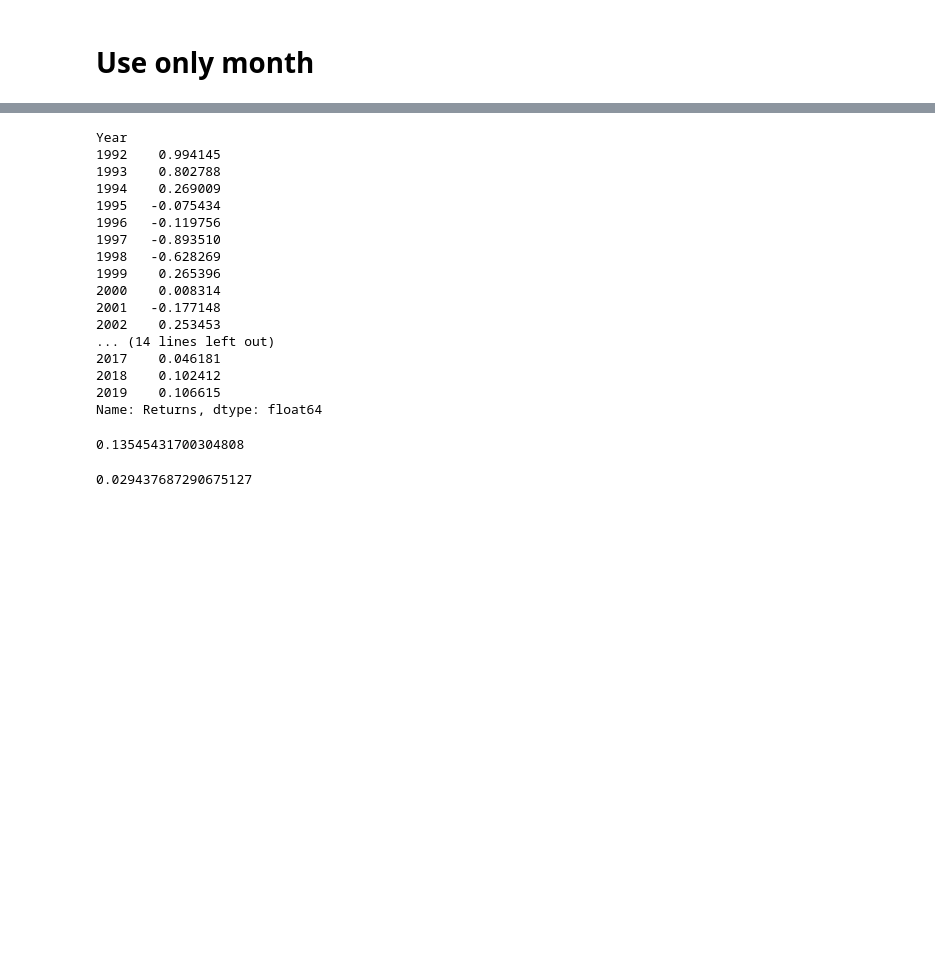
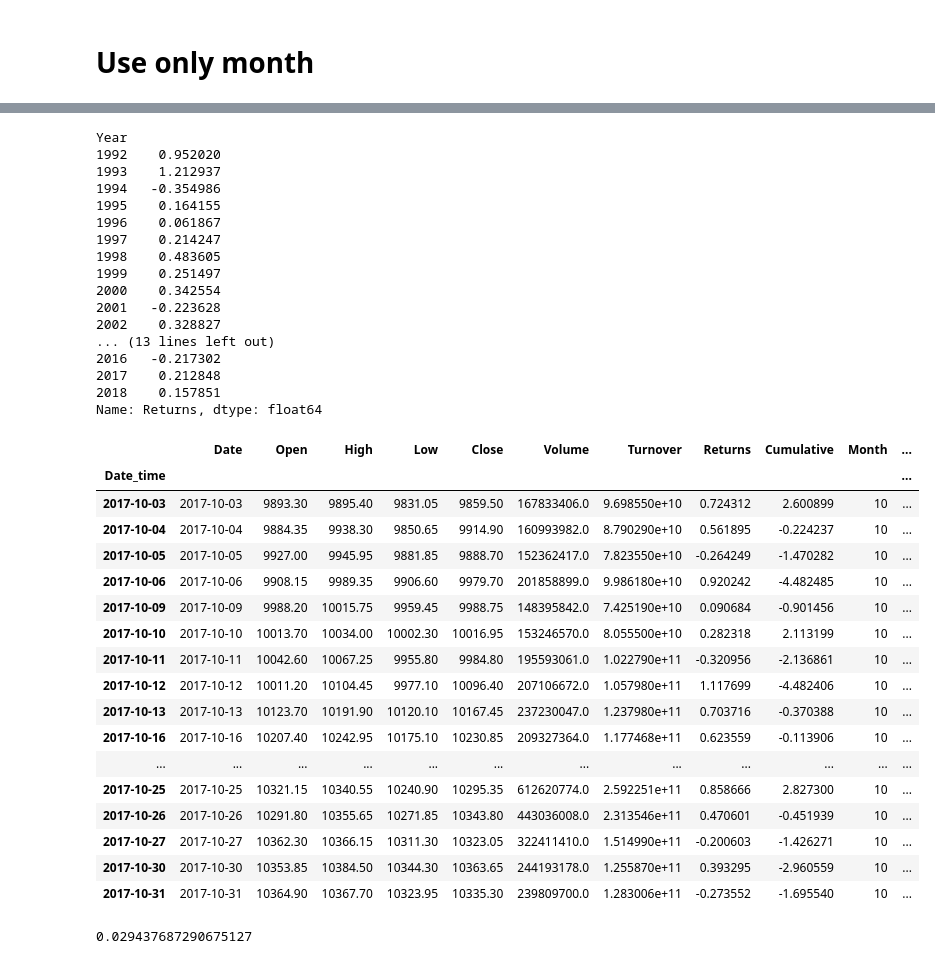
Before and after one commit to SunilKaushik02/Stock_analysis, a Jupyter notebook: Analysis election.ipynb, the cells around one changed output, grey strips where cells are left out. Saved outputs shown, nothing was run; the diff lists cells and outputs as text; code cells hidden in the pictures; blank space fills up the shorter version.

```diff
--- a/Analysis election.ipynb
+++ b/Analysis election.ipynb
@@ -333,29 +327,46 @@ nifty_month.groupby(['Month','Year'],axis=0)['Returns'].mean().unstack().hvplot(
 # %% [output]
 [interactive output not drawn]
 # %%
-nifty_month.groupby(['Month','Year'],axis=0)['Returns'].median()['08']
+nifty_month.groupby(['Month','Year'],axis=0)['Returns'].median()['12']
 # %% [output]
 Year
-1992    0.994145
-1993    0.802788
-1994    0.269009
-1995   -0.075434
-1996   -0.119756
-1997   -0.893510
-1998   -0.628269
-1999    0.265396
-2000    0.008314
-2001   -0.177148
-2002    0.253453
-... (14 lines left out)
-2017    0.046181
-2018    0.102412
-2019    0.106615
+1992    0.952020
+1993    1.212937
+1994   -0.354986
+1995    0.164155
+1996    0.061867
+1997    0.214247
+1998    0.483605
+1999    0.251497
+2000    0.342554
+2001   -0.223628
+2002    0.328827
+... (13 lines left out)
+2016   -0.217302
+2017    0.212848
+2018    0.157851
 Name: Returns, dtype: float64
 # %%
-nifty_month[(nifty_month.Month=="08")&(nifty_month.Year=="2018")]
+nifty_month[(nifty_month.Month=="10")&(nifty_month.Year=="2017")]
 # %% [output]
-0.13545431700304808
+|  | Date | Open | High | Low | Close | Volume | Turnover | Returns | Cumulative | Month | ... |
+| Date_time |  |  |  |  |  |  |  |  |  |  | ... |
+| 2017-10-03 | 2017-10-03 | 9893.30 | 9895.40 | 9831.05 | 9859.50 | 167833406.0 | 9.698550e+10 | 0.724312 | 2.600899 | 10 | ... |
+| 2017-10-04 | 2017-10-04 | 9884.35 | 9938.30 | 9850.65 | 9914.90 | 160993982.0 | 8.790290e+10 | 0.561895 | -0.224237 | 10 | ... |
+| 2017-10-05 | 2017-10-05 | 9927.00 | 9945.95 | 9881.85 | 9888.70 | 152362417.0 | 7.823550e+10 | -0.264249 | -1.470282 | 10 | ... |
+| 2017-10-06 | 2017-10-06 | 9908.15 | 9989.35 | 9906.60 | 9979.70 | 201858899.0 | 9.986180e+10 | 0.920242 | -4.482485 | 10 | ... |
+| 2017-10-09 | 2017-10-09 | 9988.20 | 10015.75 | 9959.45 | 9988.75 | 148395842.0 | 7.425190e+10 | 0.090684 | -0.901456 | 10 | ... |
+| 2017-10-10 | 2017-10-10 | 10013.70 | 10034.00 | 10002.30 | 10016.95 | 153246570.0 | 8.055500e+10 | 0.282318 | 2.113199 | 10 | ... |
+| 2017-10-11 | 2017-10-11 | 10042.60 | 10067.25 | 9955.80 | 9984.80 | 195593061.0 | 1.022790e+11 | -0.320956 | -2.136861 | 10 | ... |
+| 2017-10-12 | 2017-10-12 | 10011.20 | 10104.45 | 9977.10 | 10096.40 | 207106672.0 | 1.057980e+11 | 1.117699 | -4.482406 | 10 | ... |
+| 2017-10-13 | 2017-10-13 | 10123.70 | 10191.90 | 10120.10 | 10167.45 | 237230047.0 | 1.237980e+11 | 0.703716 | -0.370388 | 10 | ... |
+| 2017-10-16 | 2017-10-16 | 10207.40 | 10242.95 | 10175.10 | 10230.85 | 209327364.0 | 1.177468e+11 | 0.623559 | -0.113906 | 10 | ... |
+| ... | ... | ... | ... | ... | ... | ... | ... | ... | ... | ... | ... |
+| 2017-10-25 | 2017-10-25 | 10321.15 | 10340.55 | 10240.90 | 10295.35 | 612620774.0 | 2.592251e+11 | 0.858666 | 2.827300 | 10 | ... |
+| 2017-10-26 | 2017-10-26 | 10291.80 | 10355.65 | 10271.85 | 10343.80 | 443036008.0 | 2.313546e+11 | 0.470601 | -0.451939 | 10 | ... |
+| 2017-10-27 | 2017-10-27 | 10362.30 | 10366.15 | 10311.30 | 10323.05 | 322411410.0 | 1.514990e+11 | -0.200603 | -1.426271 | 10 | ... |
+| 2017-10-30 | 2017-10-30 | 10353.85 | 10384.50 | 10344.30 | 10363.65 | 244193178.0 | 1.255870e+11 | 0.393295 | -2.960559 | 10 | ... |
+| 2017-10-31 | 2017-10-31 | 10364.90 | 10367.70 | 10323.95 | 10335.30 | 239809700.0 | 1.283006e+11 | -0.273552 | -1.695540 | 10 | ... |
 # %%
 (11680-11346)/11346
 # %% [output]
```
Also changed, not shown: parts of 2 cells of this notebook.
